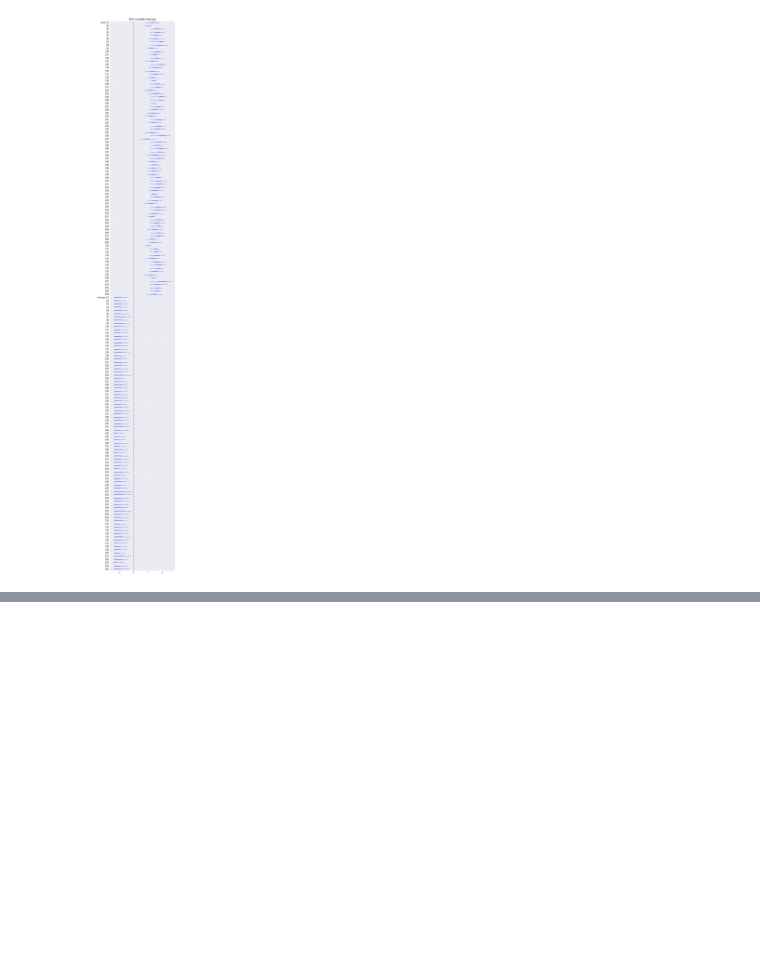
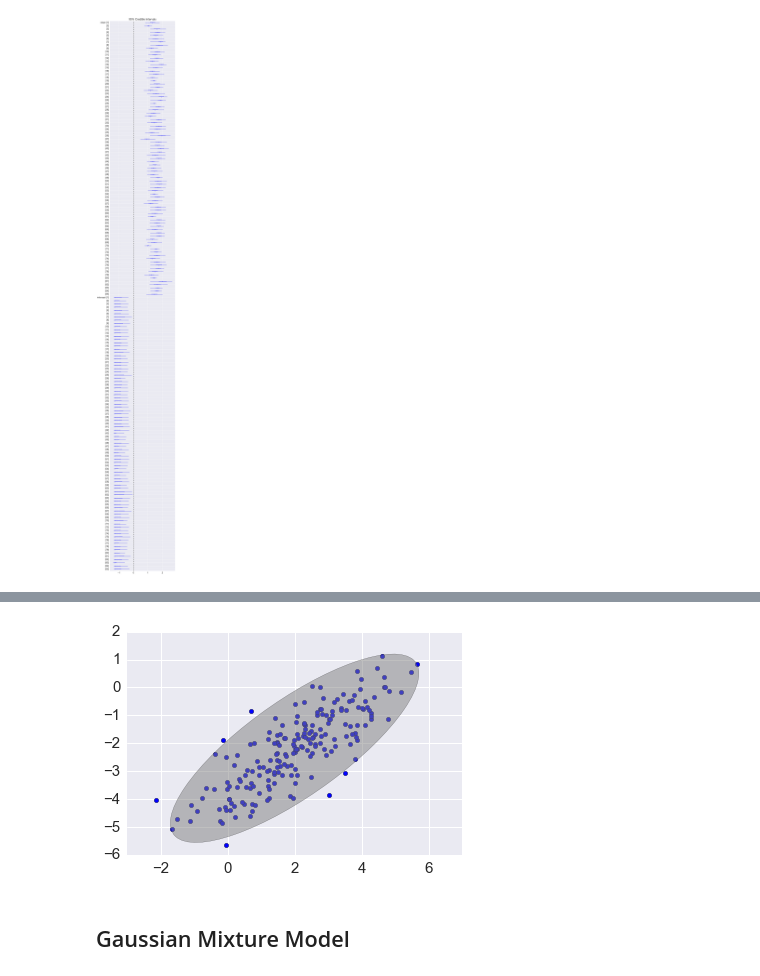
Before and after one commit to cliburn/sta-663-2016, a Jupyter notebook: lectures/16C_PyMC3.ipynb, the cells around one changed output, grey strips where cells are left out. Drawn from its saved outputs; the diff is of its cells as text; code cells hidden in the pictures; blank space fills up the shorter version.

```diff
--- a/lectures/16C_PyMC3.ipynb
+++ b/lectures/16C_PyMC3.ipynb
@@ -591,0 +610,7 @@ pass
+# %%
+np.random.seed(123)
+n, p = 200, 2
+mu_true = np.random.uniform(-5, 5, 2)
+cov_sqrt = np.random.uniform(0,2, (2,2))
+cov_true = cov_sqrt.T @ cov_sqrt
+y = np.random.multivariate_normal(mu_true, cov_true, n)
@@ -591,0 +619,21 @@ pass
+# %%
+niter = 10000
+with pm.Model() as mvn:
+    # priors on standard deviation
+    sigma = pm.Lognormal('sigma', mu=np.zeros(2), tau=np.ones(2), shape=2)
+    # prior on LKJ shape
+    nu = pm.Uniform('nu', 0, 5)
+    # LKJ prior for correlation matrix as upper triangular vector
+    C_triu = pm.LKJCorr('C_triu', n=nu, p=2)
+    # convert to matrix form
+    C = T.fill_diagonal(C_triu[np.zeros((2,2), 'int')], 1)
+    sigma_diag = T.nlinalg.diag(sigma)
+    # indduced covariance matrix
+    cov = pm.Deterministic('cov', T.nlinalg.matrix_dot(sigma_diag, C, sigma_diag))
+    tau = pm.Deterministic('tau', T.nlinalg.matrix_inverse(cov))
+    mu = pm.MvNormal('mu', mu=0, tau=tau, shape=2)
+    Y_obs_ = pm.MvNormal('Y_obs', mu=mu, tau=tau, observed=y)
+
+    start = pm.find_MAP()
+
+    trace = pm.sample(niter, start=start)
@@ -591,0 +648,19 @@ pass
+# %%
+burn = niter//2
+trace = trace[burn:]
+mu_hat = trace['mu'].mean(0)
+cov_hat = trace['cov'].mean(0)
+# %%
+e = make_ellipse(mu_hat, cov_hat)
+e.set_alpha(0.5)
+e.set_facecolor('gray')
+e.set_zorder(10)
+
+ax = plt.subplot(111)
+ax.add_artist(e);
+ax.scatter(y[:,0], y[:,1])
+pass
+# %% [output]
+[figure, added]
+# %% [markdown]
+## Gaussian Mixture Model
```
Also changed, not shown: parts of 21 cells of this notebook.
